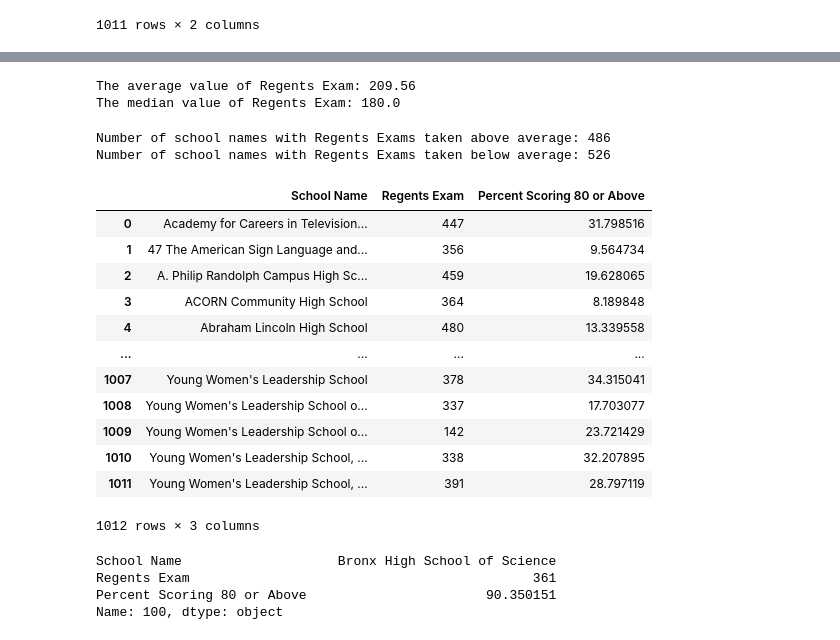
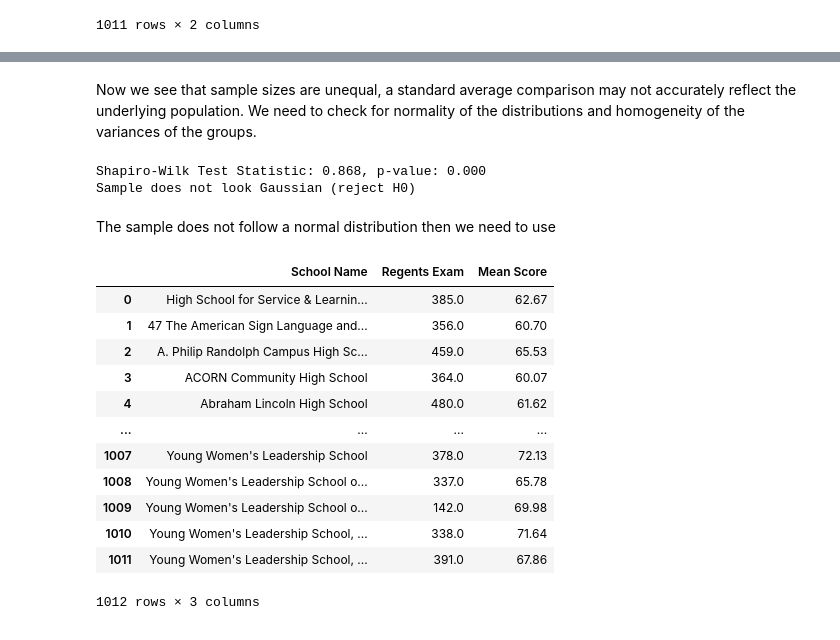
Before and after one commit to samnar2017/2023Python-Project1, a Jupyter notebook: LagData1.ipynb, the cells around one changed output, grey strips where cells are left out. Drawn from its saved outputs; the diff is of its cells as text; code cells hidden in the pictures.

```diff
--- a/LagData1.ipynb
+++ b/LagData1.ipynb
@@ -7,12 +7,14 @@ import random
 from IPython.display import display
 import matplotlib.pyplot as plt
 import seaborn as sns
+from scipy.stats import shapiro, levene
+import scipy.stats as stats
 
 # loading dataframe
 df = pd.read_csv('https://raw.githubusercontent.com/CunyLaguardiaDataAnalytics/datasets/master/2014-15_To_2016-17_School-_Level_NYC_Regents_Report_For_All_Variables.csv' , index_col=0)
 # Grouping the dataframe by 'School Name' and excluding the group containing NaN values
 df1 = df.groupby('School Name').filter(lambda x: x['School Name'].notna().all())
-df1['Percent Scoring 80 or Above'] = pd.to_numeric(df1['Percent Scoring 80 or Above'], errors='coerce')
+df1['Mean Score'] = pd.to_numeric(df1['Mean Score'], errors='coerce')
 # Getting unique group names
 group = df1['School Name'].unique()
 # Selecting a random group name
@@ -135,54 +154,45 @@ The school with the smallest amount of Regents Exam is Academy for New Americans
-# %%
-#Then we can find the average, the median, the smallest and biggest value in the Count column to see where our randomly selected group is situated
-avg_value = round(remaining_group_counts['Regents Exam'].sum() / remaining_group_counts['Regents Exam'].count(), 2)
-median_value = round(remaining_group_counts['Regents Exam'].median(), 2)
-dictionary = {'The average value of Regents Exam': avg_value, 'The median value of Regents Exam': median_value}
-for key, value in dictionary.items():
-  print(f"{key}: {value}")
-# %% [output]
-The average value of Regents Exam: 209.56
-The median value of Regents Exam: 180.0
-# %%
-# Now let's see how many schools are below or above the later values
-above_average = new_data[new_data["Regents Exam"] > avg_value].shape[0]
-below_average = new_data[new_data["Regents Exam"] < avg_value].shape[0]
-print("Number of school names with Regents Exams taken above average:", above_average)
-print("Number of school names with Regents Exams taken below average:", below_average)
-# %% [output]
-Number of school names with Regents Exams taken above average: 486
-Number of school names with Regents Exams taken below average: 526
+# %% [markdown]
+Now we see that sample sizes are unequal, a standard average comparison may not accurately reflect the underlying population. We need to check for normality of the distributions and homogeneity of the variances of the groups.
+# %%
+#Normality test
+new_data['Regents Exam'] = new_data['Regents Exam'].astype(float)
+stat, p = shapiro(new_data['Regents Exam'])
+
+
+print('Shapiro-Wilk Test Statistic: %.3f, p-value: %.3f' % (stat, p))
+if p > 0.05:
+    print('Sample looks Gaussian (fail to reject H0)')
+else:
+    print('Sample does not look Gaussian (reject H0)')
+# %% [output]
+Shapiro-Wilk Test Statistic: 0.868, p-value: 0.000
+Sample does not look Gaussian (reject H0)
+# %% [markdown]
+The sample does not follow a normal distribution then we need to use
 # %%
-#Now let's see if there if the schools having highest number of Regent Exams taken has performed better in terms of Number Scoring 80 or Above than the schools having fewer number of Regent Exams taken :
+# #Now let's see if  the schools having highest number of Regent Exams taken has performed better in terms of Number Scoring 80 or Above than the schools having fewer number of Regent Exams taken :
 grouped = result2.groupby('School Name')
-avg = grouped['Percent Scoring 80 or Above'].mean()
+avg = grouped['Mean Score'].mean().round(decimals=2)
 avg = avg.reset_index()
 grouped2 = result.groupby('School Name')
-avg2 = grouped2['Percent Scoring 80 or Above'].mean()
+avg2 = grouped2['Mean Score'].mean().round(decimals=2)
 avg2 = avg2.reset_index()
 new_data2 = pd.concat([avg,avg2], axis= 0)
 # Now joining new_data and new_data2
 new_table = pd.merge(new_data, new_data2, how="left", on = "School Name")
+new_table['Mean Score'].fillna(0, inplace=True)
 new_table
 # %% [output]
-|  | School Name | Regents Exam | Percent Scoring 80 or Above |
-| 0 | Academy for Careers in Television... | 447 | 31.798516 |
-| 1 | 47 The American Sign Language and... | 356 | 9.564734 |
-| 2 | A. Philip Randolph Campus High Sc... | 459 | 19.628065 |
-| 3 | ACORN Community High School | 364 | 8.189848 |
-| 4 | Abraham Lincoln High School | 480 | 13.339558 |
+|  | School Name | Regents Exam | Mean Score |
+| 0 | High School for Service & Learnin... | 385.0 | 62.67 |
+| 1 | 47 The American Sign Language and... | 356.0 | 60.70 |
+| 2 | A. Philip Randolph Campus High Sc... | 459.0 | 65.53 |
+| 3 | ACORN Community High School | 364.0 | 60.07 |
+| 4 | Abraham Lincoln High School | 480.0 | 61.62 |
 | ... | ... | ... | ... |
-| 1007 | Young Women's Leadership School | 378 | 34.315041 |
-| 1008 | Young Women's Leadership School o... | 337 | 17.703077 |
-| 1009 | Young Women's Leadership School o... | 142 | 23.721429 |
-| 1010 | Young Women's Leadership School, ... | 338 | 32.207895 |
-| 1011 | Young Women's Leadership School, ... | 391 | 28.797119 |
+| 1007 | Young Women's Leadership School | 378.0 | 72.13 |
+| 1008 | Young Women's Leadership School o... | 337.0 | 65.78 |
+| 1009 | Young Women's Leadership School o... | 142.0 | 69.98 |
+| 1010 | Young Women's Leadership School, ... | 338.0 | 71.64 |
+| 1011 | Young Women's Leadership School, ... | 391.0 | 67.86 |
 1012 rows × 3 columns
-# %%
-#Let's see is any school group scored 80 or above for all 'Regents Exams'
-new_table_max = new_table.loc[new_table['Percent Scoring 80 or Above'].max()]
-new_table_max
-# %% [output]
-School Name                    Bronx High School of Science
-Regents Exam                                            361
-Percent Scoring 80 or Above                       90.350151
-Name: 100, dtype: object
```
Also changed, not shown: parts of 12 cells of this notebook.
